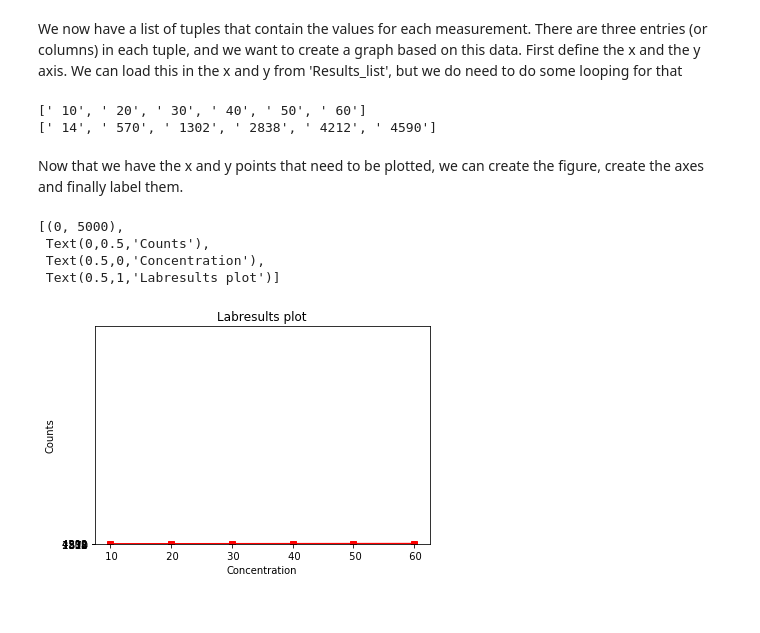
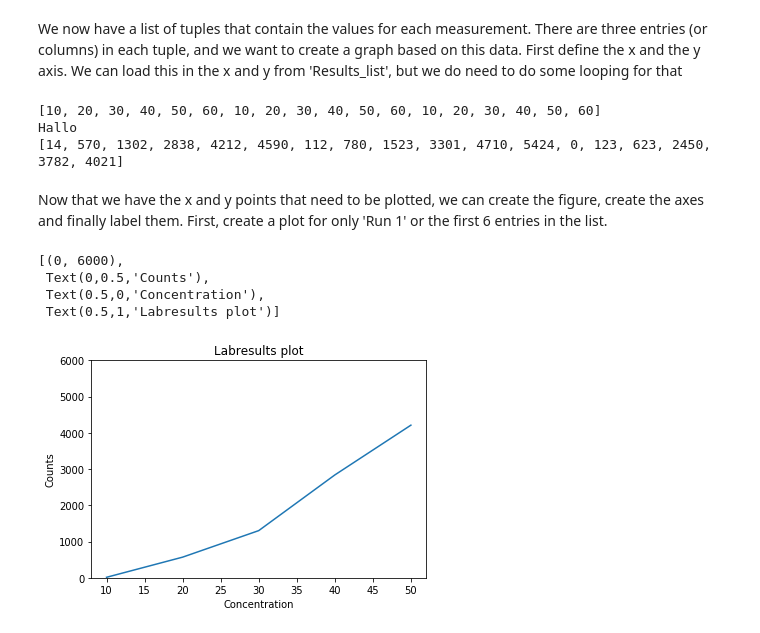
Before and after one commit to lacdr-tox/basic-programming-in-drug-discovery, a Jupyter notebook: python/exercises/2. Basic Plotting.ipynb, the cells around one changed output. Drawn from its saved outputs; the diff is of its cells as text; code cells hidden in the pictures.

Commit message:
Refactored content to use np.loadtxt (Fixed Issue#6) Added single line and multiple line plotting and annotation

```diff
--- a/python/exercises/2. Basic Plotting.ipynb
+++ b/python/exercises/2. Basic Plotting.ipynb
@@ -30,0 +23,3 @@ with open('datafiles/labresults.csv', 'r') as file:
+# %%
+results_list = np.loadtxt('datafiles/Labresults.csv',dtype={'names': ('Label', 'Concentration', 'Counts', 'Run'), 'formats': ('U15', 'i4', 'i4', 'i4')}, delimiter=',', skiprows=1)
+print(results_list)
@@ -38,21 +43,23 @@ for entries in results_list:
     y_results.append(int(entries[2]))
 
 print(x_results)
+print("Hallo")
 print(y_results)
 # %% [output]
-[' 10', ' 20', ' 30', ' 40', ' 50', ' 60']
-[' 14', ' 570', ' 1302', ' 2838', ' 4212', ' 4590']
+[10, 20, 30, 40, 50, 60, 10, 20, 30, 40, 50, 60, 10, 20, 30, 40, 50, 60]
+Hallo
+[14, 570, 1302, 2838, 4212, 4590, 112, 780, 1523, 3301, 4710, 5424, 0, 123, 623, 2450, 3782, 4021]
 # %% [markdown]
-Now that we have the x and y points that need to be plotted, we can create the figure, create the axes and finally label them.
+Now that we have the x and y points that need to be plotted, we can create the figure, create the axes and finally label them. First, create a plot for only 'Run 1' or the first 6 entries in the list.
 # %%
 fig = plt.figure(figsize=(6,4))
 ax = plt.gca()
-ax.set_ylim(bottom=0, top=5000, auto=True)
-ax.plot(x_results,y_results,'-sr')
-ax.set(title='Labresults plot',xlabel='Concentration',ylabel='Counts', ylim=[0,5000])
+ax.set_ylim(bottom=0, top=6000, auto=True)
+ax.plot(x_results[:6],y_results[:6])
+ax.set(ylim=[0,6000])
 # %% [output]
-[(0, 5000),
+[(0, 6000),
  Text(0,0.5,'Counts'),
  Text(0.5,0,'Concentration'),
  Text(0.5,1,'Labresults plot')]
-[figure, old version]
+[figure, new version]
```
Also changed, not shown: parts of 6 cells of this notebook.
